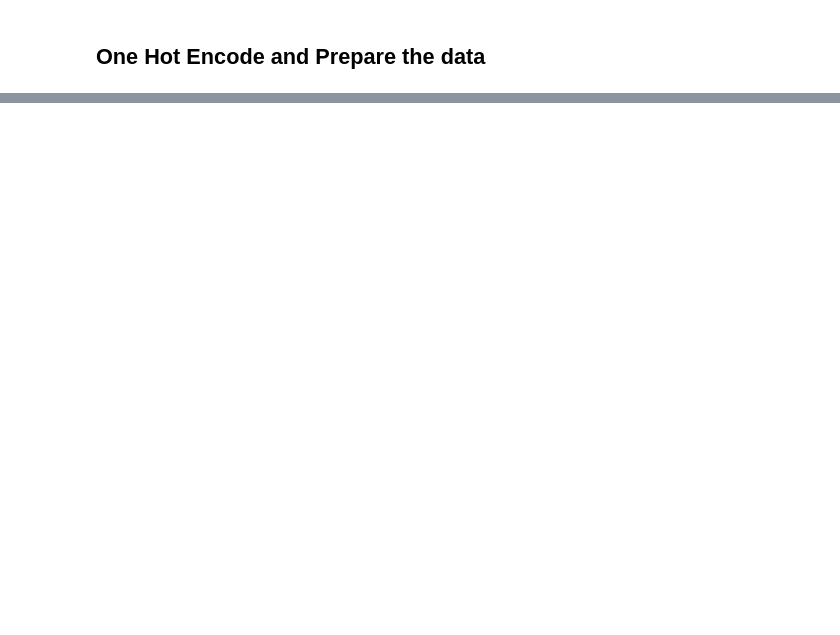
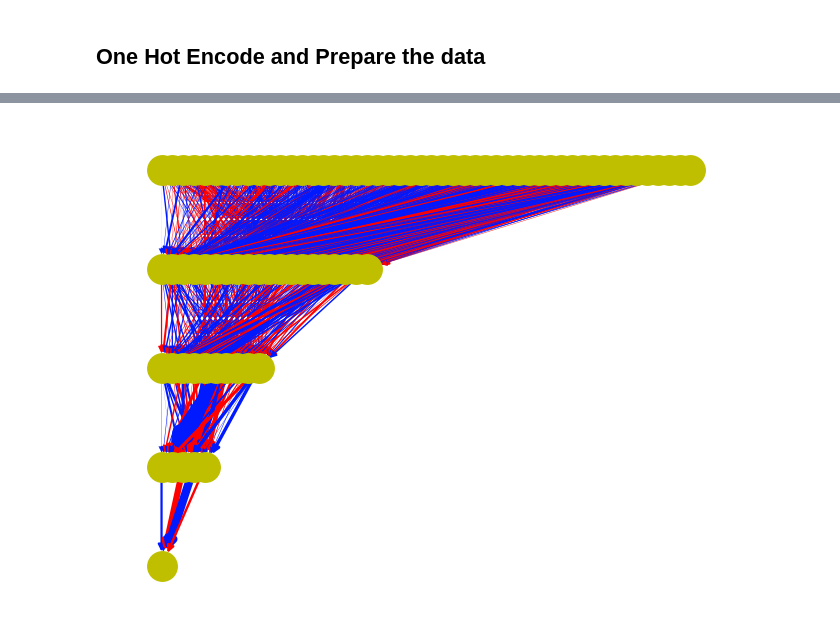
Before and after one commit to Samuel8Gold/cs5830_project8, a Jupyter notebook: project8.ipynb, the cells around one changed output, grey strips where cells are left out. Cells and saved outputs as stored; diff of their text form; code cells hidden in the pictures; blank space fills up the shorter version.

```diff
--- a/project8.ipynb
+++ b/project8.ipynb
@@ -153,0 +208,8 @@ show_ann(mlp)
+# %%
+mlp = MLPClassifier(hidden_layer_sizes=(20, 10, 5),max_iter=500) # 1 layer, 5 nodes
+
+mlp.fit(X_train, y_train)
+
+predictions = mlp.predict(X_test)
+
+print(classification_report(y_test,predictions))
@@ -153,0 +250,4 @@ show_ann(mlp)
+# %%
+show_ann(mlp)
+# %% [output]
+[figure, added]
```
Also changed, not shown: parts of 13 cells of this notebook.
